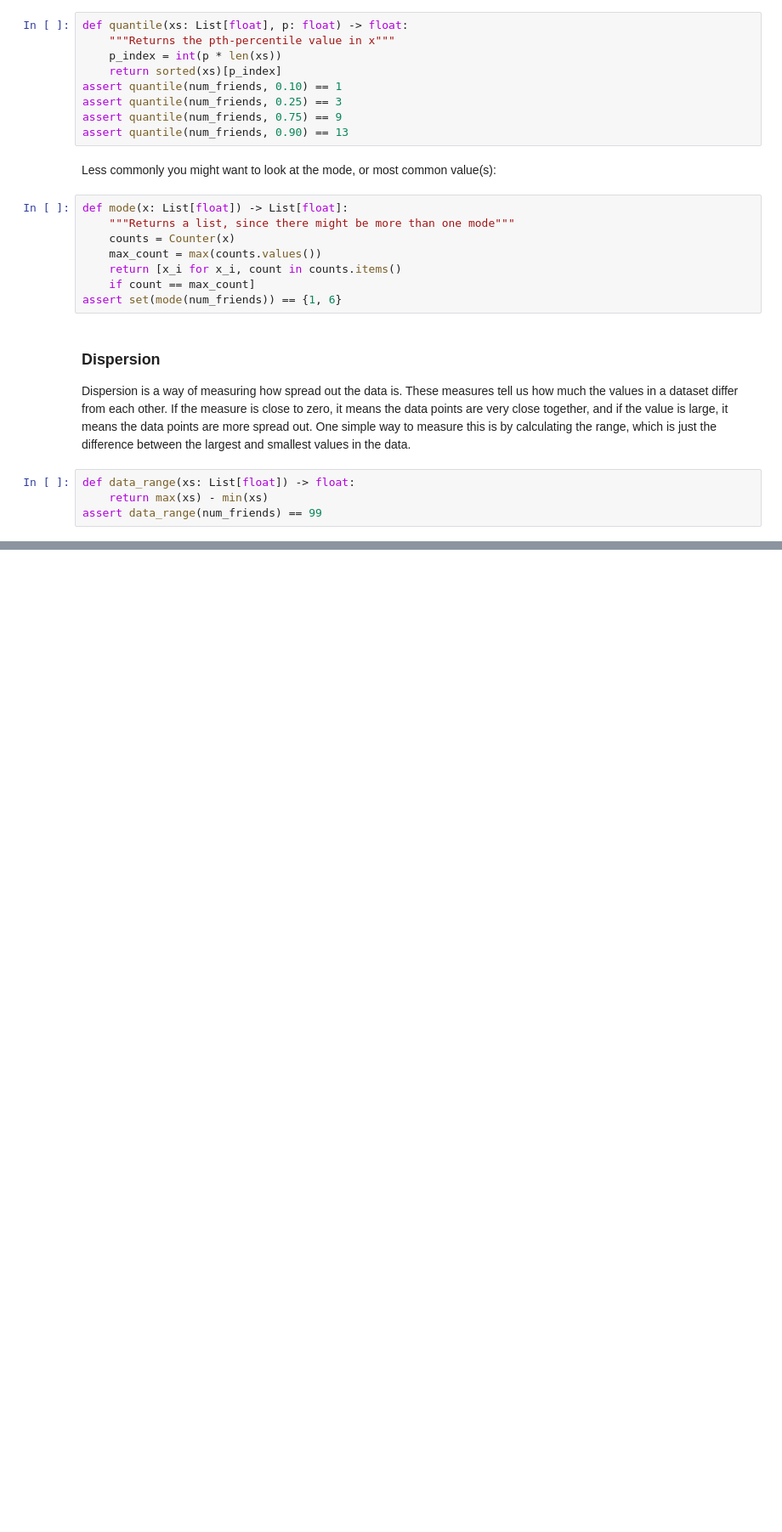
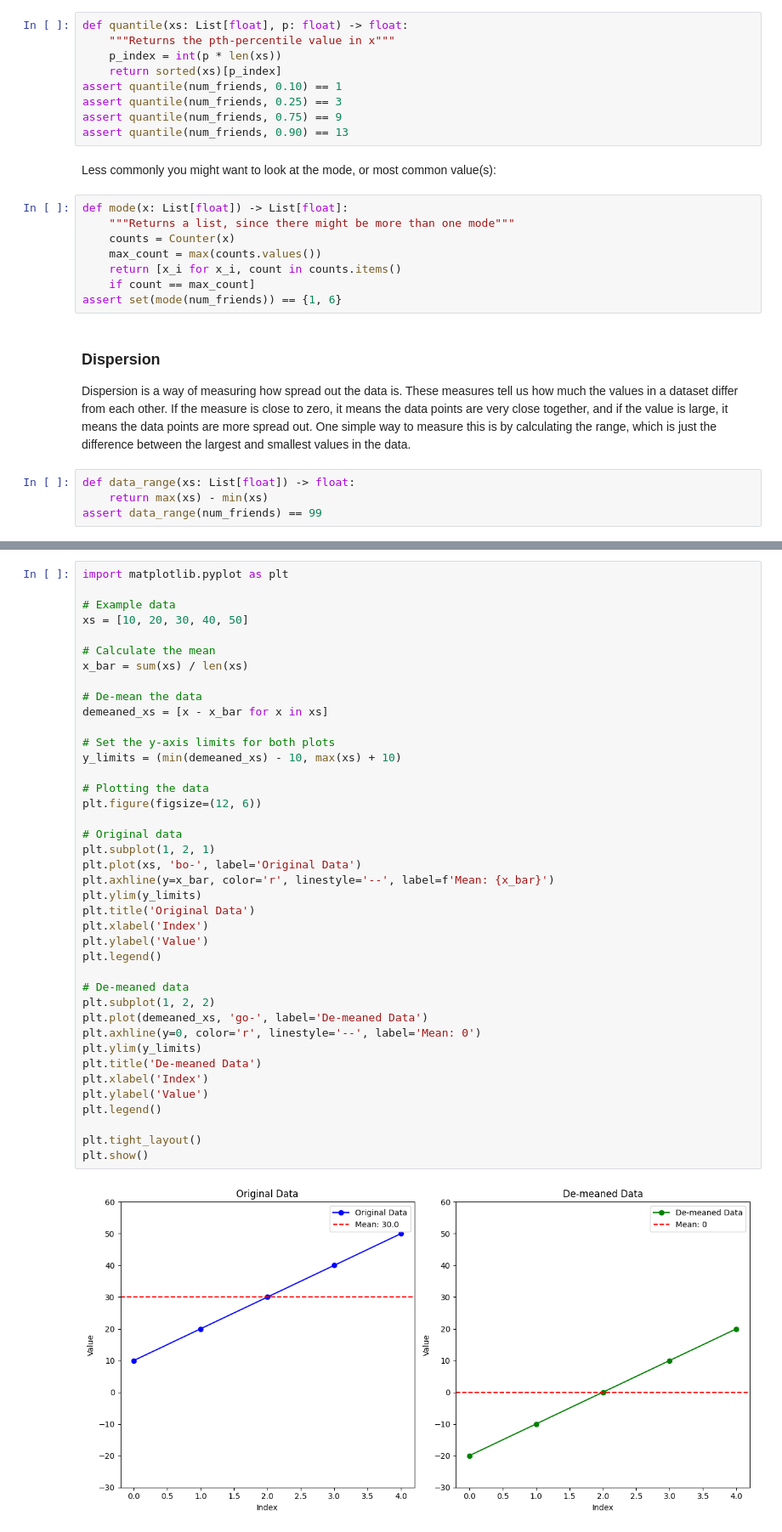
Before and after one commit to 1himan/Data-Science-From-Scratch, a Jupyter notebook: chapter5.ipynb, the cells around one changed output, grey strips where cells are left out. Shown: that part at 85% size. Cells and saved outputs as stored; diff of their text form; blank space fills up the shorter version.

```diff
--- a/chapter5.ipynb
+++ b/chapter5.ipynb
@@ -116,0 +162,42 @@ assert data_range(num_friends) == 99
+# %%
+import matplotlib.pyplot as plt
+
+# Example data
+xs = [10, 20, 30, 40, 50]
+
+# Calculate the mean
+x_bar = sum(xs) / len(xs)
+
+# De-mean the data
+demeaned_xs = [x - x_bar for x in xs]
+
+# Set the y-axis limits for both plots
+y_limits = (min(demeaned_xs) - 10, max(xs) + 10)
+
+# Plotting the data
+plt.figure(figsize=(12, 6))
+
+# Original data
+plt.subplot(1, 2, 1)
+plt.plot(xs, 'bo-', label='Original Data')
+plt.axhline(y=x_bar, color='r', linestyle='--', label=f'Mean: {x_bar}')
+plt.ylim(y_limits)
+plt.title('Original Data')
+plt.xlabel('Index')
+plt.ylabel('Value')
+plt.legend()
+
+# De-meaned data
+plt.subplot(1, 2, 2)
+plt.plot(demeaned_xs, 'go-', label='De-meaned Data')
+plt.axhline(y=0, color='r', linestyle='--', label='Mean: 0')
+plt.ylim(y_limits)
+plt.title('De-meaned Data')
+plt.xlabel('Index')
+plt.ylabel('Value')
+plt.legend()
+
+plt.tight_layout()
+plt.show()
+# %% [output]
+[figure, added]
```
Also changed, not shown: parts of 20 cells of this notebook, 3 other files.
